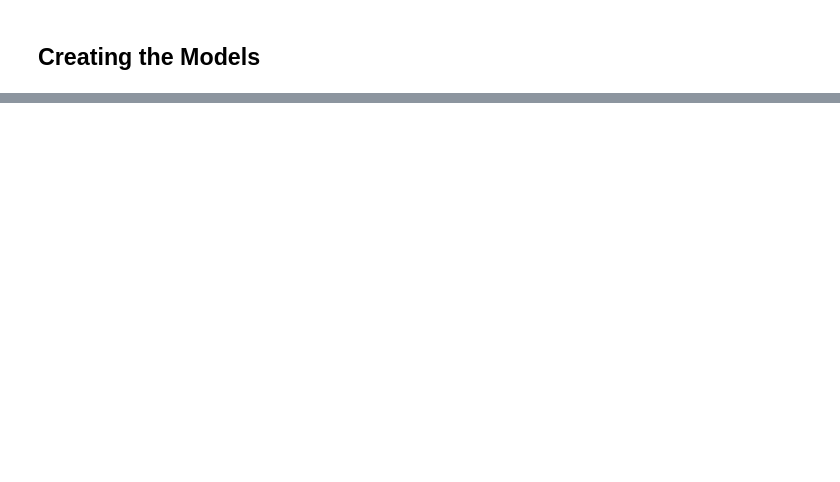
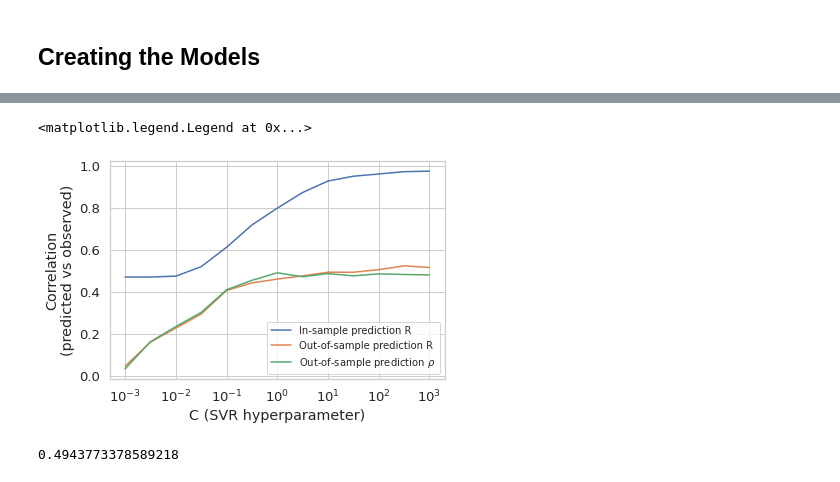
Before and after one commit to rgerkin/enantiomerlist, a Jupyter notebook: OdorantModel.ipynb, the cells around one changed output, grey strips where cells are left out. Saved outputs shown, nothing was run; the diff lists cells and outputs as text; code cells hidden in the pictures; blank space fills up the shorter version.

```diff
--- a/OdorantModel.ipynb
+++ b/OdorantModel.ipynb
@@ -273,0 +211,36 @@ a.cumulativeHistogram(average_model, 'orange', 'Average of Mordred & Morgan Feat
+# %%
+Cs = np.logspace(-3, 3, 13)
+rs_in = pd.Series(index=Cs, dtype=float)
+rs_out = pd.Series(index=Cs, dtype=float)
+rhos_out = pd.Series(index=Cs, dtype=float)
+Xn_ = Xn[Xn.columns[rfe.ranking_ <= 10]]
+for C in tqdm(Cs):
+    svr = SVR(C=C, kernel='rbf')
+    clf = svr
+    #y_predict = cross_val_predict(rfr, Xn, y, cv=LeaveOneOut(), n_jobs=-1)
+    clf.fit(Xn_, y)
+    y_predict_in = clf.predict(Xn_)
+    y_predict_out = cross_val_predict(clf, Xn_, y, cv=LeaveOneOut(), n_jobs=-1)
+    y_predict_in = np.clip(y_predict_in, 0, np.inf)
+    y_predict_out = np.clip(y_predict_out, 0, np.inf)
+    rs_in[C] = pearsonr(y, y_predict_in)[0]
+    rs_out[C] = pearsonr(y, y_predict_out)[0]
+    rhos_out[C] = spearmanr(y, y_predict_out)[0]
+# %%
+rs_in.plot(label='In-sample prediction R')
+rs_out.plot(label='Out-of-sample prediction R')
+rhos_out.plot(label=r'Out-of-sample prediction $\rho$')
+plt.xscale('log')
+plt.ylabel('Correlation\n(predicted vs observed)')
+plt.xlabel('C (SVR hyperparameter)')
+plt.legend(fontsize=10)
+# %% [output]
+<matplotlib.legend.Legend at 0x...>
+[figure, added]
+# %%
+Xn_ = Xn[Xn.columns[rfe.ranking_ <= 10]]
+rfr = RandomForestRegressor(n_estimators=100)
+y_predict = cross_val_predict(rfr, Xn_, y, cv=LeaveOneOut(), n_jobs=-1)
+np.corrcoef(y, y_predict)[0, 1]
+# %% [output]
+0.4943773378589218
```
Also changed, not shown: parts of 41 cells of this notebook, 2 other files.
